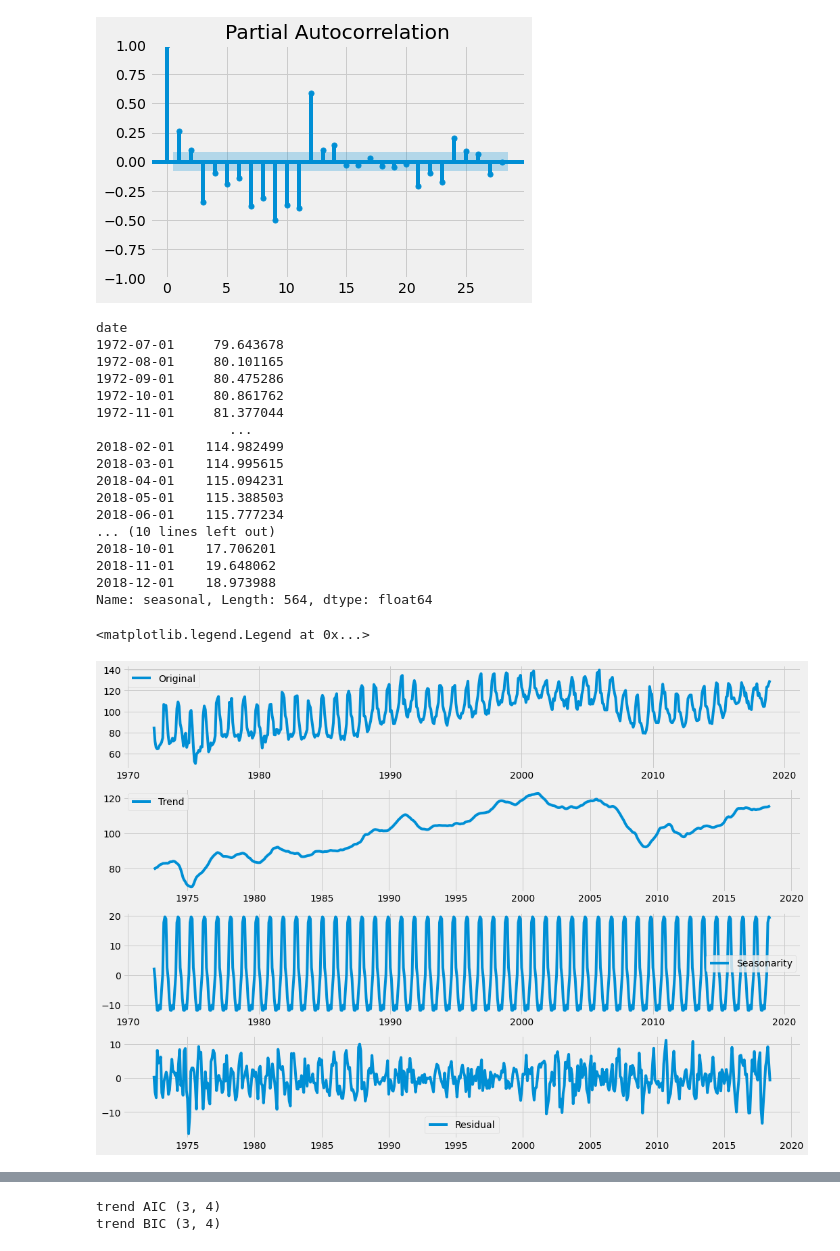
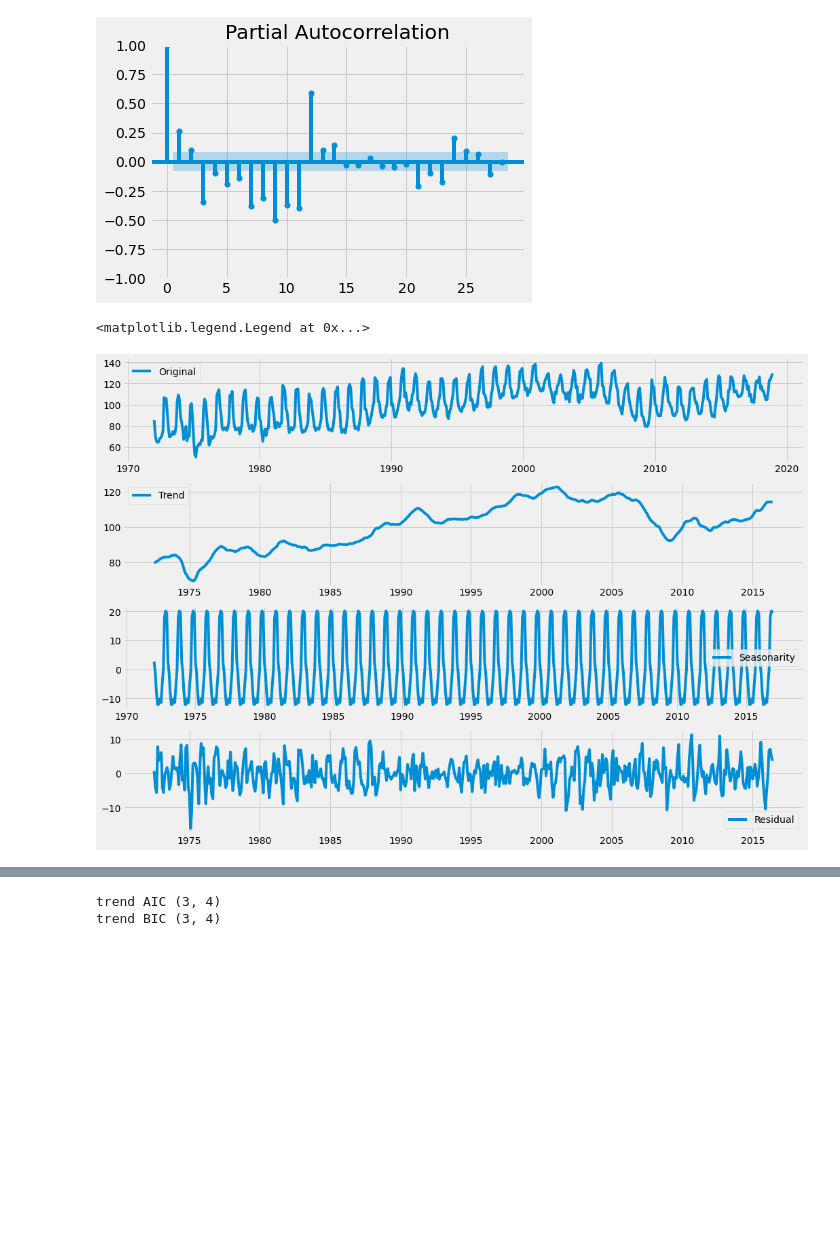
Before and after one commit to jasonsenssylvain/machinelearning, a Jupyter notebook: arima/case8_candy.ipynb, the cells around one changed output, grey strips where cells are left out. Saved outputs shown, nothing was run; the diff lists cells and outputs as text; code cells hidden in the pictures; blank space fills up the shorter version.

```diff
--- a/arima/case8_candy.ipynb
+++ b/arima/case8_candy.ipynb
@@ -24,8 +24,8 @@ plt.show()
 [figure]
 # %%
 # Split the data into a train and test set
-candy_train = candy.loc[:'2006']
-candy_test = candy.loc['2007':]
+candy_train = candy.loc[:'2016']
+candy_test = candy.loc['2017':]
 
 # Create an axis
 fig, ax = plt.subplots()
@@ -96,46 +96,29 @@ pacf_original = plot_pacf(candy_diff)
 # %%
 # 看起来是季节性的
 from statsmodels.tsa.seasonal import seasonal_decompose
 
-decomposition = seasonal_decompose(candy)
+decomposition = seasonal_decompose(candy_train)
 
 trend = decomposition.trend
 seasonal = decomposition.seasonal
 residual = decomposition.resid
 
 plt.figure(figsize=(16, 12))
 plt.subplot(411)
 plt.plot(candy, label='Original')
 plt.legend(loc='best')
 plt.subplot(412)
 plt.plot(trend, label='Trend')
 plt.legend(loc='best')
 plt.subplot(413)
 plt.plot(seasonal, label='Seasonarity')
 plt.legend(loc='best')
 plt.subplot(414)
 plt.plot(residual, label='Residual')
 plt.legend(loc='best')
 # %% [output]
-date
-1972-07-01     79.643678
-1972-08-01     80.101165
-1972-09-01     80.475286
-1972-10-01     80.861762
-1972-11-01     81.377044
-                 ...
-2018-02-01    114.982499
-2018-03-01    114.995615
-2018-04-01    115.094231
-2018-05-01    115.388503
-2018-06-01    115.777234
-... (10 lines left out)
-2018-10-01    17.706201
-2018-11-01    19.648062
-2018-12-01    18.973988
-Name: seasonal, Length: 564, dtype: float64
+<matplotlib.legend.Legend at 0x...>
-<matplotlib.legend.Legend at 0x...>
-[figure, old version]
+[figure, new version]
 # %%
 # print(trend.fillna(0))
 
```
Also changed, not shown: parts of 15 cells of this notebook, 1 other file.
